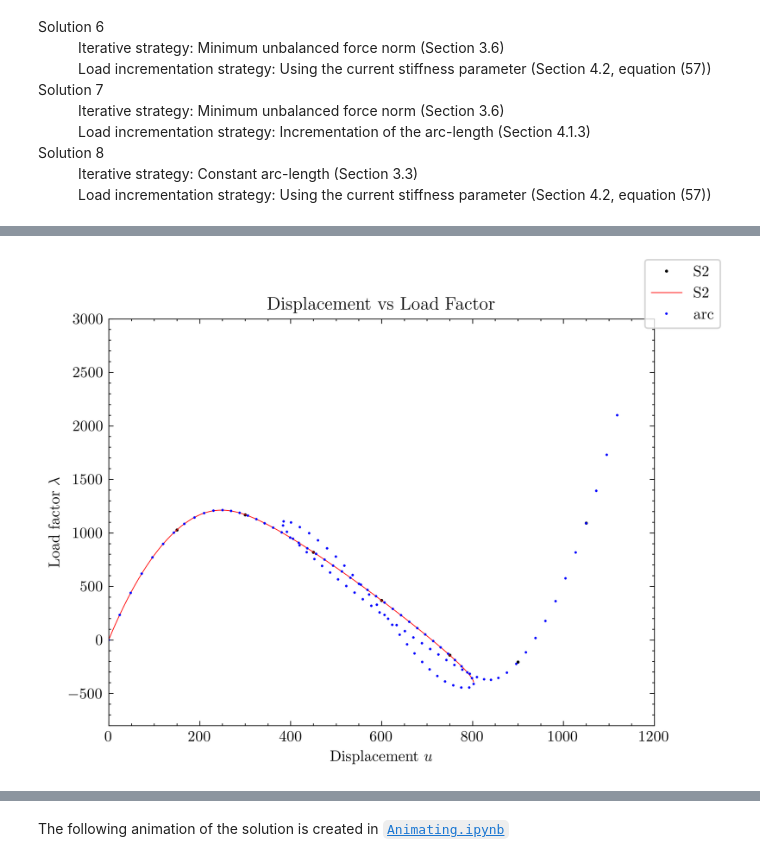
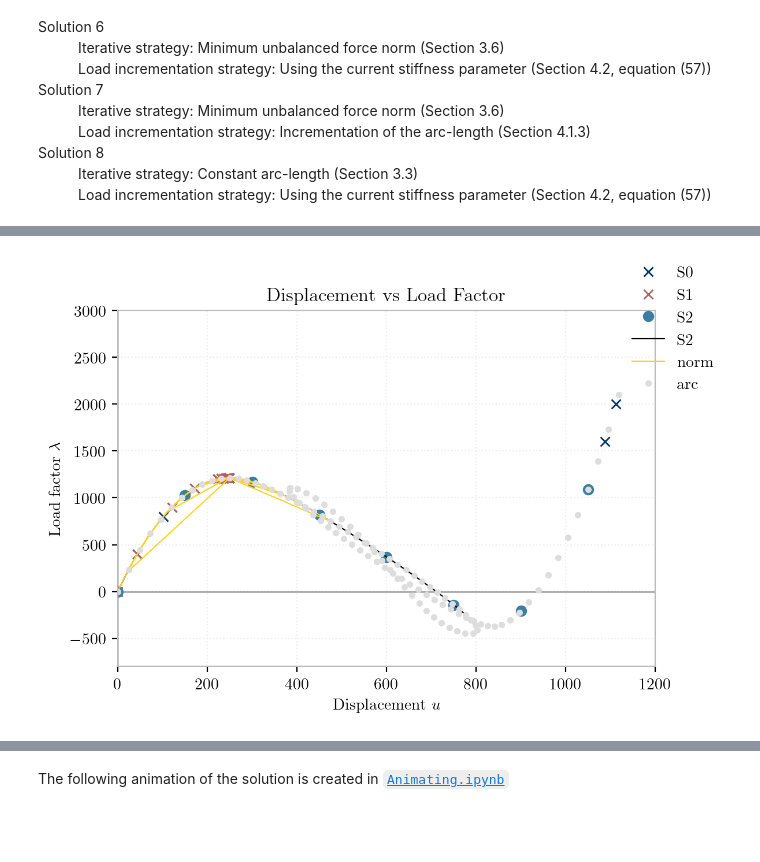
Before and after one commit to wensley-rushing/opensees-gallery, a Jupyter notebook: content/en/examples/ArchStaticSnap/IncrementalAnalysis.ipynb, the cells around one changed output, grey strips where cells are left out. Cells and saved outputs as stored; diff of their text form; code cells hidden in the pictures; blank space fills up the shorter version.

```diff
--- a/content/en/examples/ArchStaticSnap/IncrementalAnalysis.ipynb
+++ b/content/en/examples/ArchStaticSnap/IncrementalAnalysis.ipynb
@@ -27,8 +27,7 @@ import numpy as np
 import matplotlib.pyplot as plt
 
 try:
-    import scienceplots
-    plt.style.use(["steel"]) #(["ieee", "science", "notebook"])
+    plt.style.use("veux-web") #(["ieee", "science", "notebook"])
 except:
     pass
 # %% [markdown]
@@ -139,0 +169,5 @@ def arc_control(model, dx, *args,  a=0):
+# %%
+ax = create_figure()
+model, mid = arch_model()
+x, y = analyze(model, mid, solution2,    7, -150, *(mid, 2, -300, -10))
+ax.plot(-x, y, '.-', label="S2")
@@ -139,0 +177,5 @@ def arc_control(model, dx, *args,  a=0):
+# %%
+
+def norm_control(model, dx, *args):
+    Jd  = 5
+    model.integrator("MinUnbalDispNorm",  dx, Jd, -15, 10, det=True)
@@ -140,49 +189,49 @@ def arc_control(model, dx, *args,  a=0):
+# %%
+
+def arc_control(model, dx, *args,  a=0):
+    model.integrator("ArcLength", dx, a, det=True, exp=0.5, reference="point")
 # %%
-fig, ax = plt.subplots()
+ax = create_figure()
+fig = ax.figure
 
-# x, y = solution0(*arch_model(), 6, 400.0)
-# ax.plot(-x, y, 'x', label="S0")
+x, y = analyze(*arch_model(), solution0, 6, 400.0)
+ax.plot(-x, y, 'x', label="S0")
 
-# x, y = analyze(*arch_model(), solution1, 6, 400.0)
-# ax.plot(-x, y, 'x', label="S1")
-# print(y)
+x, y = analyze(*arch_model(), solution1, 6, 400.0)
+ax.plot(-x, y, 'x', label="S1")
+
 
 model, mid = arch_model()
 x, y = analyze(model, mid, solution2,    7, -150, *(mid, 2))
 ax.plot(-x, y, 'o', label="S2")
 
 x, y = analyze(*arch_model(), solution2,  536, -1.5, *(mid, 2))
 ax.plot(-x, y, '-', label="S2")
 
 # x, y = analyze(*arch_model(), arc_control, 9500, 0.5, 0)
 # ax.plot(-x, y, "-", label="arc")
 
 
-x, y = analyze(*arch_model(), arc_control, 110,  45)
-ax.plot(-x, y, "x", label="arc")
+x, y = analyze(*arch_model(), norm_control,  7000, 1.0)
+ax.plot(-x, y, "-", label="norm")
+
+x, y = analyze(*arch_model(), arc_control, None,  45)
+ax.plot(-x, y, ".", label="arc")
 
 # x, y = analyze(*arch_model(), arc_control,  80,  88, 0)
 # ax.plot(-x, y, "+", label="arc")
 
 # x, y = analyze(*arch_model(), arc_control,  80, 188, 0)
 # ax.plot(-x, y, "*", label="arc")
 
 # x, y = analyze(*arch_model(), arc_control, 8000, 0.8, 0)
 # ax.plot(-x, y, "x", label="arc")
 
-# x, y = analyze(*arch_model(), norm_control,  7000, 1.0)
-# ax.plot(-x, y, "-", label="norm")
 
 
-ax.set_title("Displacement vs Load Factor")
-ax.set_ylabel(r"Load factor $\lambda$")
-ax.set_xlabel("Displacement $u$")
-
-ax.set_xlim([0, 1200])
-ax.set_ylim([-800, 3000])
 fig.legend();
 # %% [output]
-[figure, old version]
+[figure, new version]
 # %%
 fix, ax = plt.subplots()
 ax.plot(-x, '.');
```
Also changed, not shown: parts of 13 cells of this notebook, 5 other files.
